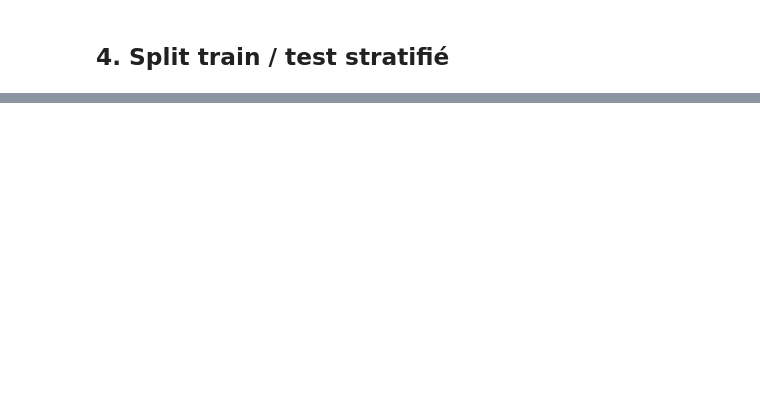
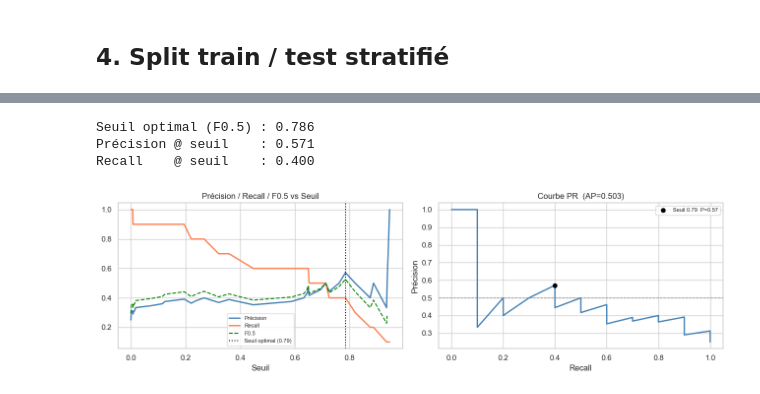
Before and after one commit to dlz-dev/CVision, a Jupyter notebook: backend/notebooks/classification_cv_V2.ipynb, the cells around one changed output, grey strips where cells are left out. Cells and saved outputs as stored; diff of their text form; code cells hidden in the pictures; blank space fills up the shorter version.

```diff
--- a/backend/notebooks/classification_cv_V2.ipynb
+++ b/backend/notebooks/classification_cv_V2.ipynb
@@ -999,0 +173,8 @@ Gradient Boosting   0.10         0.391        0.9  0.441    0.663  0.364       N
+# %%
+# Stratification pour préserver le ratio de classe dans chaque split
+X_train, X_test, y_train, y_test = train_test_split(
+    X, y, test_size=0.2, random_state=42, stratify=y
+)
+
+print(f"Train : {X_train.shape[0]} obs  |  positifs : {y_train.mean():.1%}")
+print(f"Test  : {X_test.shape[0]} obs   |  positifs : {y_test.mean():.1%}")
@@ -999,0 +392,40 @@ Gradient Boosting   0.10         0.391        0.9  0.441    0.663  0.364       N
+# %%
+precisions, recalls, thresholds = precision_recall_curve(y_test, y_proba_v2)
+
+# F0.5 : donne 4× plus de poids à la précision qu'au recall
+beta = 0.5
+fbeta = (1 + beta**2) * (precisions * recalls) / (beta**2 * precisions + recalls + 1e-9)
+best_idx       = np.argmax(fbeta[:-1])
+best_threshold = thresholds[best_idx]
+
+print(f"Seuil optimal (F0.5) : {best_threshold:.3f}")
+print(f"Précision @ seuil    : {precisions[best_idx]:.3f}")
+print(f"Recall    @ seuil    : {recalls[best_idx]:.3f}")
+
+fig, axes = plt.subplots(1, 2, figsize=(13, 4))
+
+axes[0].plot(thresholds,     precisions[:-1], label='Précision', color='steelblue', lw=2)
+axes[0].plot(thresholds,     recalls[:-1],    label='Recall',    color='coral',     lw=2)
+axes[0].plot(thresholds[:-1], fbeta[:-2],     label='F0.5',      color='green',     lw=1.5, linestyle='--')
+axes[0].axvline(best_threshold, color='black', linestyle=':', lw=1.5,
+                label=f'Seuil optimal ({best_threshold:.2f})')
+axes[0].set_xlabel('Seuil')
+axes[0].set_title('Précision / Recall / F0.5 vs Seuil')
+axes[0].legend(fontsize=8)
+
+axes[1].plot(recalls, precisions, color='steelblue', lw=2)
+axes[1].scatter(recalls[best_idx], precisions[best_idx], color='black', zorder=5,
+                label=f'Seuil {best_threshold:.2f}  P={precisions[best_idx]:.2f}')
+axes[1].axhline(0.5, color='gray', linestyle='--', lw=1)
+axes[1].set_xlabel('Recall')
+axes[1].set_ylabel('Précision')
+axes[1].set_title(f'Courbe PR  (AP={average_precision_score(y_test, y_proba_v2):.3f})')
+axes[1].legend(fontsize=8)
+
+plt.tight_layout()
+plt.show()
+# %% [output]
+Seuil optimal (F0.5) : 0.786
+Précision @ seuil    : 0.571
+Recall    @ seuil    : 0.400
+[figure, added]
```
Also changed, not shown: parts of 57 cells of this notebook, 1 other file.
